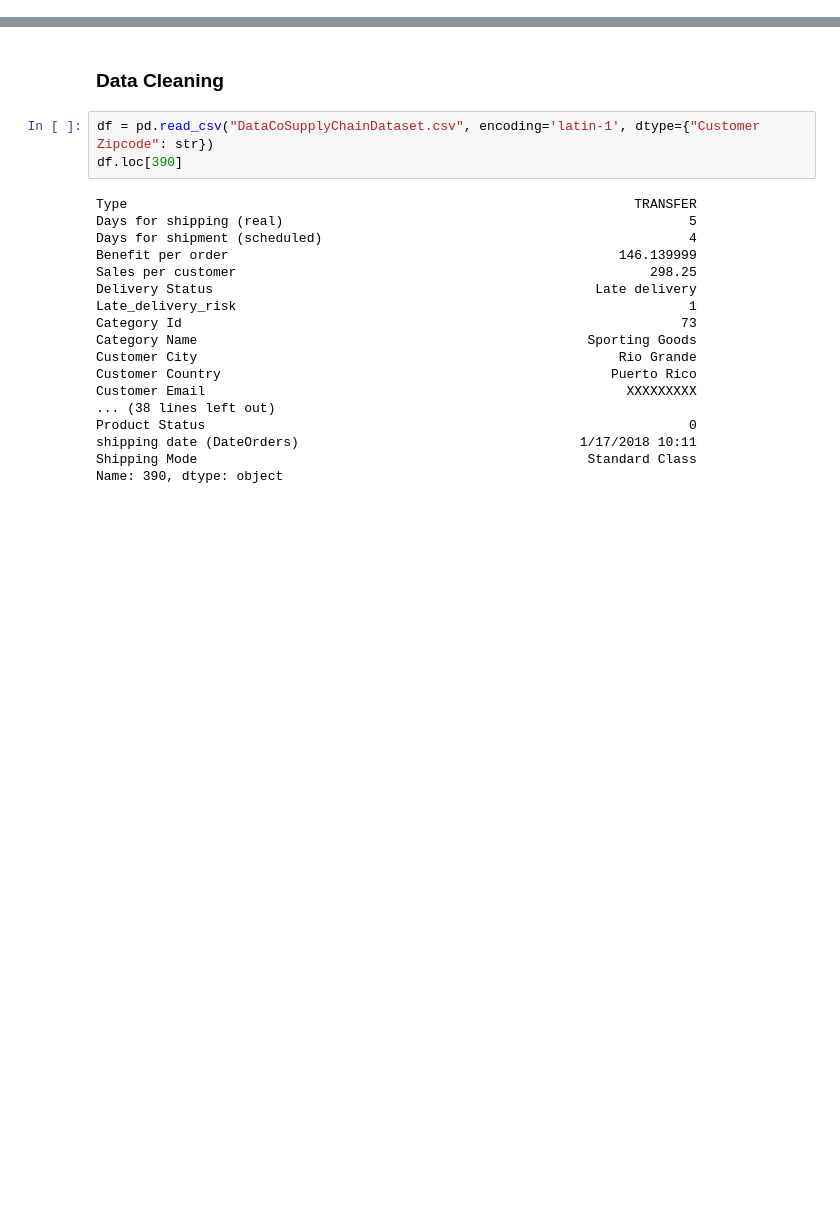
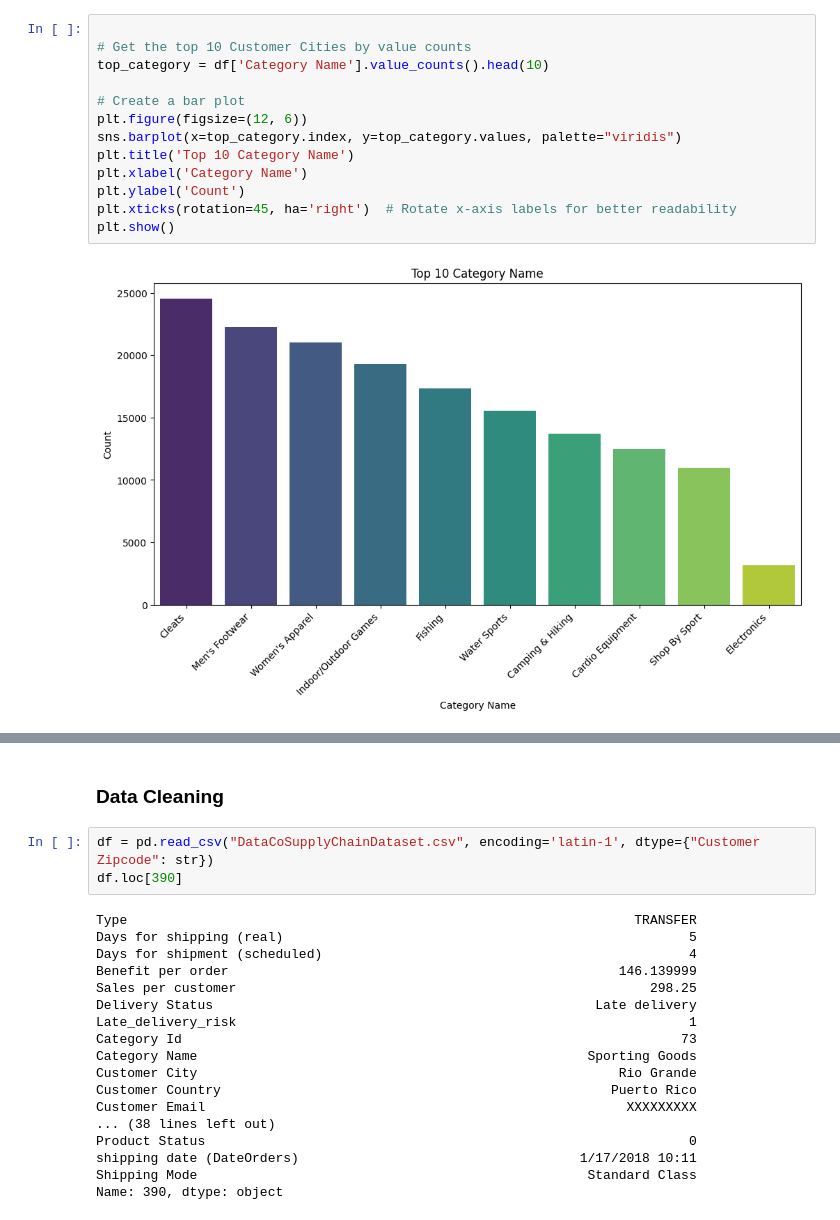
Before and after one commit to rafain/AML-Fall23, a Jupyter notebook: project-supplychain.ipynb, the cells around one changed output, grey strips where cells are left out. Drawn from its saved outputs; the diff is of its cells as text; blank space fills up the shorter version.

```diff
--- a/project-supplychain.ipynb
+++ b/project-supplychain.ipynb
@@ -4,0 +70,15 @@ import matplotlib.pyplot as plt
+# %%
+
+# Get the top 10 Customer Cities by value counts
+top_category = df['Category Name'].value_counts().head(10)
+
+# Create a bar plot
+plt.figure(figsize=(12, 6))
+sns.barplot(x=top_category.index, y=top_category.values, palette="viridis")
+plt.title('Top 10 Category Name')
+plt.xlabel('Category Name')
+plt.ylabel('Count')
+plt.xticks(rotation=45, ha='right')  # Rotate x-axis labels for better readability
+plt.show()
+# %% [output]
+[figure, added]
```
Also changed, not shown: parts of 44 cells of this notebook.
